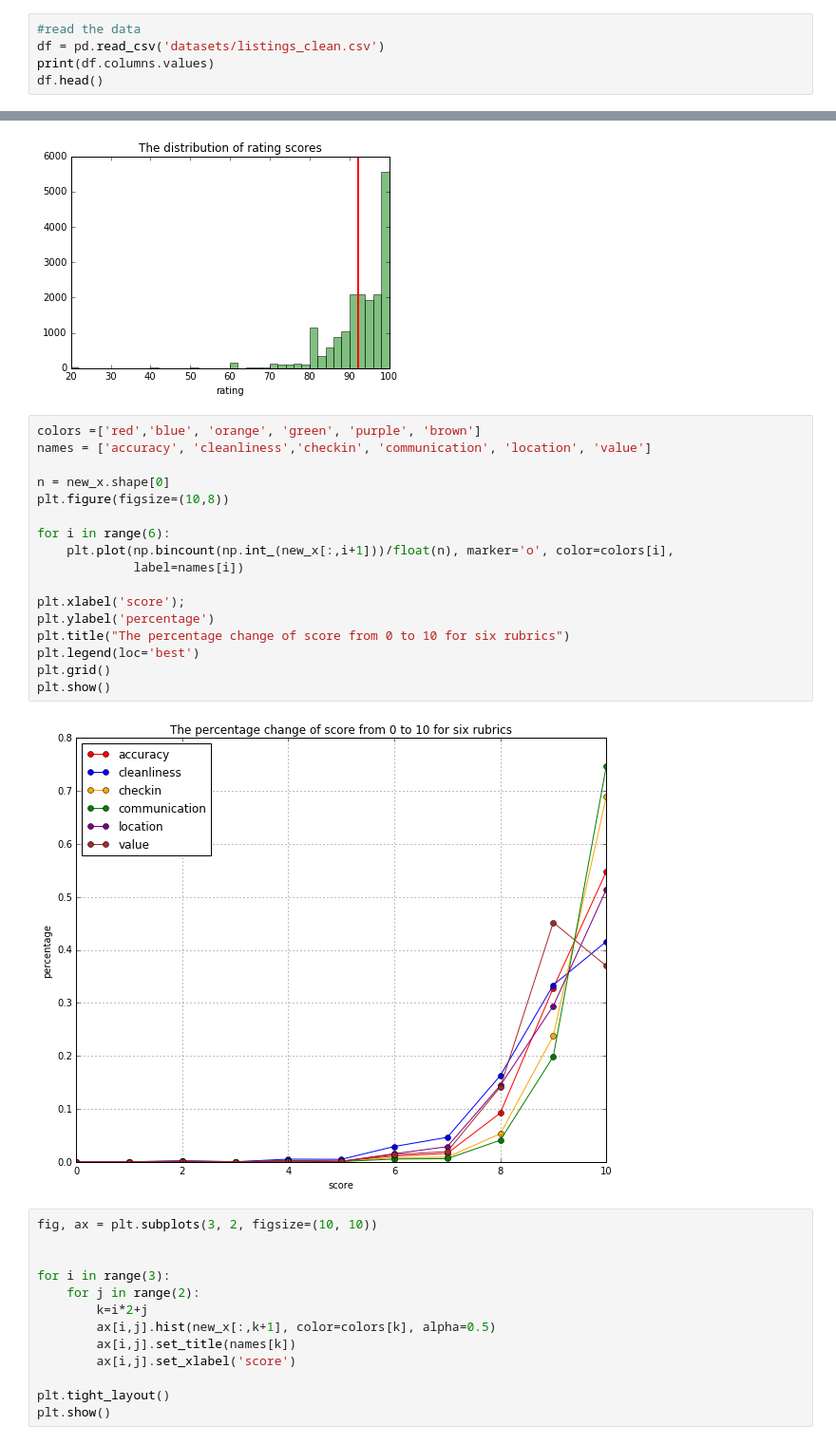
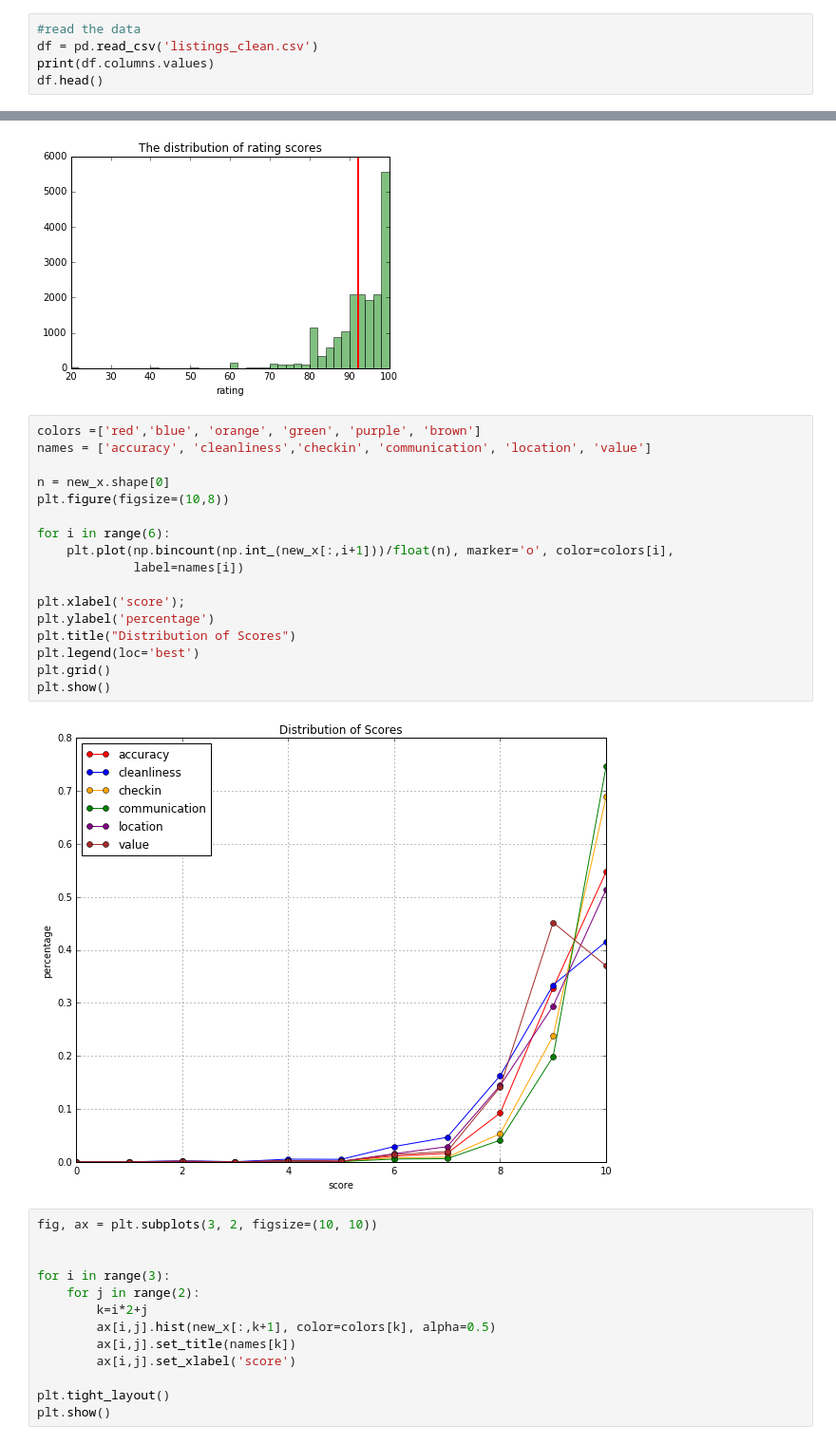
Before and after one commit to xwang146/cs109-airbnb-13, a Jupyter notebook: DataExplorationPlots2.ipynb, the cells around one changed output, grey strips where cells are left out. Shown at 95% size. Drawn from its saved outputs; the diff is of its cells as text.

```diff
--- a/DataExplorationPlots2.ipynb
+++ b/DataExplorationPlots2.ipynb
@@ -11,7 +11,7 @@ from itertools import combinations
 %matplotlib inline
 # %%
 #read the data
-df = pd.read_csv('datasets/listings_clean.csv')
+df = pd.read_csv('listings_clean.csv')
 print(df.columns.values)
 df.head()
 # %% [output]
@@ -138,22 +137,22 @@ mean of rating scores： 92.2354396343
 # %%
 colors =['red','blue', 'orange', 'green', 'purple', 'brown']
 names = ['accuracy', 'cleanliness','checkin', 'communication', 'location', 'value']
 
 n = new_x.shape[0]
 plt.figure(figsize=(10,8))
 
 for i in range(6):
     plt.plot(np.bincount(np.int_(new_x[:,i+1]))/float(n), marker='o', color=colors[i],
              label=names[i])
 
 plt.xlabel('score');
 plt.ylabel('percentage')
-plt.title("The percentage change of score from 0 to 10 for six rubrics")
+plt.title("Distribution of Scores")
 plt.legend(loc='best')
 plt.grid()
 plt.show()
 # %% [output]
-[figure, old version]
+[figure, new version]
 # %%
 fig, ax = plt.subplots(3, 2, figsize=(10, 10))
 
```
Also changed, not shown: parts of 3 cells of this notebook, 1 other file.
